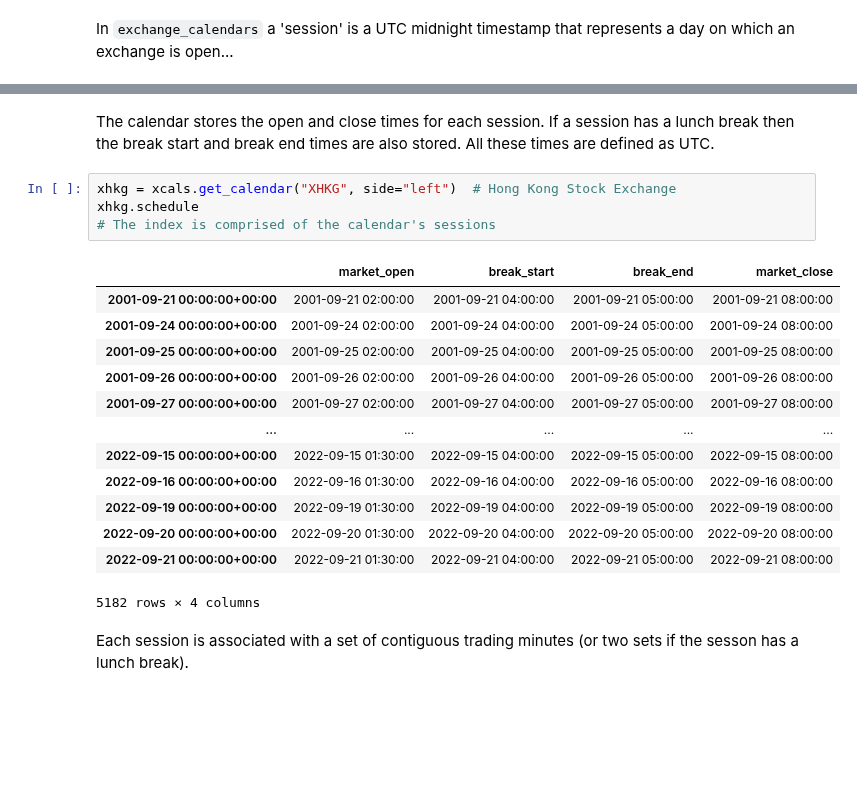
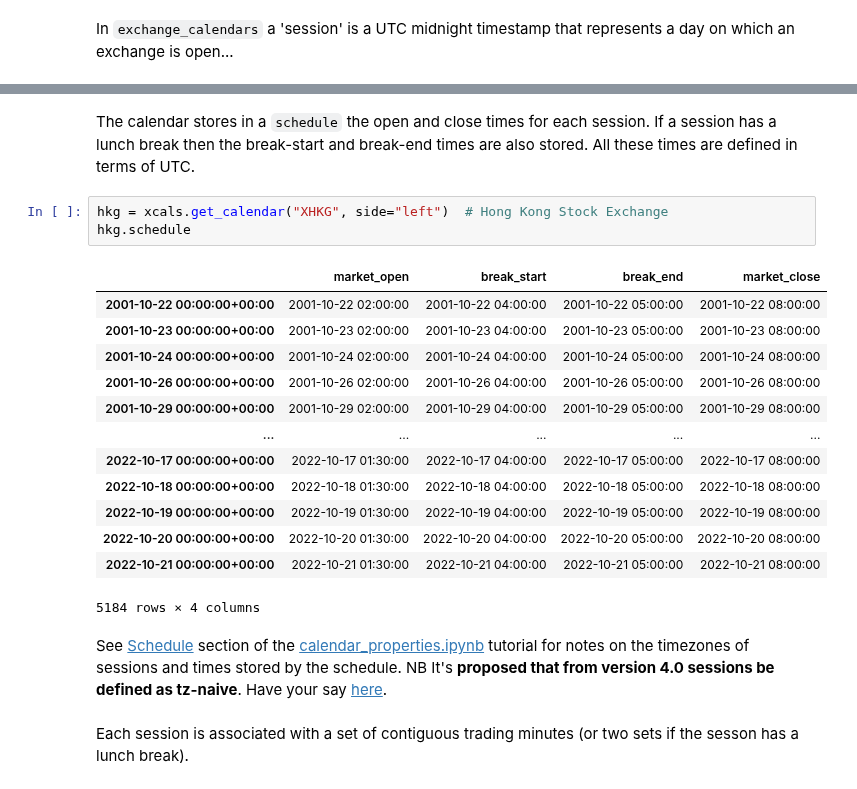
Before and after one commit to gerrymanoim/exchange_calendars, a Jupyter notebook: docs/tutorials/sessions.ipynb, the cells around one changed output, grey strips where cells are left out. Saved outputs shown, nothing was run; the diff lists cells and outputs as text; blank space fills up the shorter version.

```diff
--- a/docs/tutorials/sessions.ipynb
+++ b/docs/tutorials/sessions.ipynb
@@ -18,24 +19,25 @@ DatetimeIndex(['2021-01-04 00:00:00+00:00', '2021-01-05 00:00:00+00:00',
               dtype='datetime64[ns, UTC]', freq='C')
 # %% [markdown]
-The calendar stores the open and close times for each session. If a session has a lunch break then the break start and break end times are also stored. All these times are defined as UTC.
+The calendar stores in a `schedule` the open and close times for each session. If a session has a lunch break then the break-start and break-end times are also stored. All these times are defined in terms of UTC.
 # %%
-xhkg = xcals.get_calendar("XHKG", side="left")  # Hong Kong Stock Exchange
-xhkg.schedule
-# The index is comprised of the calendar's sessions
+hkg = xcals.get_calendar("XHKG", side="left")  # Hong Kong Stock Exchange
+hkg.schedule
 # %% [output]
 |  | market_open | break_start | break_end | market_close |
-| 2001-09-21 00:00:00+00:00 | 2001-09-21 02:00:00 | 2001-09-21 04:00:00 | 2001-09-21 05:00:00 | 2001-09-21 08:00:00 |
-| 2001-09-24 00:00:00+00:00 | 2001-09-24 02:00:00 | 2001-09-24 04:00:00 | 2001-09-24 05:00:00 | 2001-09-24 08:00:00 |
-| 2001-09-25 00:00:00+00:00 | 2001-09-25 02:00:00 | 2001-09-25 04:00:00 | 2001-09-25 05:00:00 | 2001-09-25 08:00:00 |
-| 2001-09-26 00:00:00+00:00 | 2001-09-26 02:00:00 | 2001-09-26 04:00:00 | 2001-09-26 05:00:00 | 2001-09-26 08:00:00 |
-| 2001-09-27 00:00:00+00:00 | 2001-09-27 02:00:00 | 2001-09-27 04:00:00 | 2001-09-27 05:00:00 | 2001-09-27 08:00:00 |
+| 2001-10-22 00:00:00+00:00 | 2001-10-22 02:00:00 | 2001-10-22 04:00:00 | 2001-10-22 05:00:00 | 2001-10-22 08:00:00 |
+| 2001-10-23 00:00:00+00:00 | 2001-10-23 02:00:00 | 2001-10-23 04:00:00 | 2001-10-23 05:00:00 | 2001-10-23 08:00:00 |
+| 2001-10-24 00:00:00+00:00 | 2001-10-24 02:00:00 | 2001-10-24 04:00:00 | 2001-10-24 05:00:00 | 2001-10-24 08:00:00 |
+| 2001-10-26 00:00:00+00:00 | 2001-10-26 02:00:00 | 2001-10-26 04:00:00 | 2001-10-26 05:00:00 | 2001-10-26 08:00:00 |
+| 2001-10-29 00:00:00+00:00 | 2001-10-29 02:00:00 | 2001-10-29 04:00:00 | 2001-10-29 05:00:00 | 2001-10-29 08:00:00 |
 | ... | ... | ... | ... | ... |
-| 2022-09-15 00:00:00+00:00 | 2022-09-15 01:30:00 | 2022-09-15 04:00:00 | 2022-09-15 05:00:00 | 2022-09-15 08:00:00 |
-| 2022-09-16 00:00:00+00:00 | 2022-09-16 01:30:00 | 2022-09-16 04:00:00 | 2022-09-16 05:00:00 | 2022-09-16 08:00:00 |
-| 2022-09-19 00:00:00+00:00 | 2022-09-19 01:30:00 | 2022-09-19 04:00:00 | 2022-09-19 05:00:00 | 2022-09-19 08:00:00 |
-| 2022-09-20 00:00:00+00:00 | 2022-09-20 01:30:00 | 2022-09-20 04:00:00 | 2022-09-20 05:00:00 | 2022-09-20 08:00:00 |
-| 2022-09-21 00:00:00+00:00 | 2022-09-21 01:30:00 | 2022-09-21 04:00:00 | 2022-09-21 05:00:00 | 2022-09-21 08:00:00 |
+| 2022-10-17 00:00:00+00:00 | 2022-10-17 01:30:00 | 2022-10-17 04:00:00 | 2022-10-17 05:00:00 | 2022-10-17 08:00:00 |
+| 2022-10-18 00:00:00+00:00 | 2022-10-18 01:30:00 | 2022-10-18 04:00:00 | 2022-10-18 05:00:00 | 2022-10-18 08:00:00 |
+| 2022-10-19 00:00:00+00:00 | 2022-10-19 01:30:00 | 2022-10-19 04:00:00 | 2022-10-19 05:00:00 | 2022-10-19 08:00:00 |
+| 2022-10-20 00:00:00+00:00 | 2022-10-20 01:30:00 | 2022-10-20 04:00:00 | 2022-10-20 05:00:00 | 2022-10-20 08:00:00 |
+| 2022-10-21 00:00:00+00:00 | 2022-10-21 01:30:00 | 2022-10-21 04:00:00 | 2022-10-21 05:00:00 | 2022-10-21 08:00:00 |
-5182 rows × 4 columns
+5184 rows × 4 columns
+# %% [markdown]
+See [Schedule](./calendar_properties.ipynb#Schedule-(open,-close-and-break-times)) section of the [calendar_properties.ipynb](./calendar_properties.ipynb) tutorial for notes on the timezones of sessions and times stored by the schedule. NB It's **proposed that from version 4.0 sessions be defined as tz-naive**. Have your say [here](https://github.com/gerrymanoim/exchange_calendars/issues/42).
 # %% [markdown]
 Each session is associated with a set of contiguous trading minutes (or two sets if the sesson has a lunch break).
 # %%
```
Also changed, not shown: parts of 17 cells of this notebook, 4 other files.
